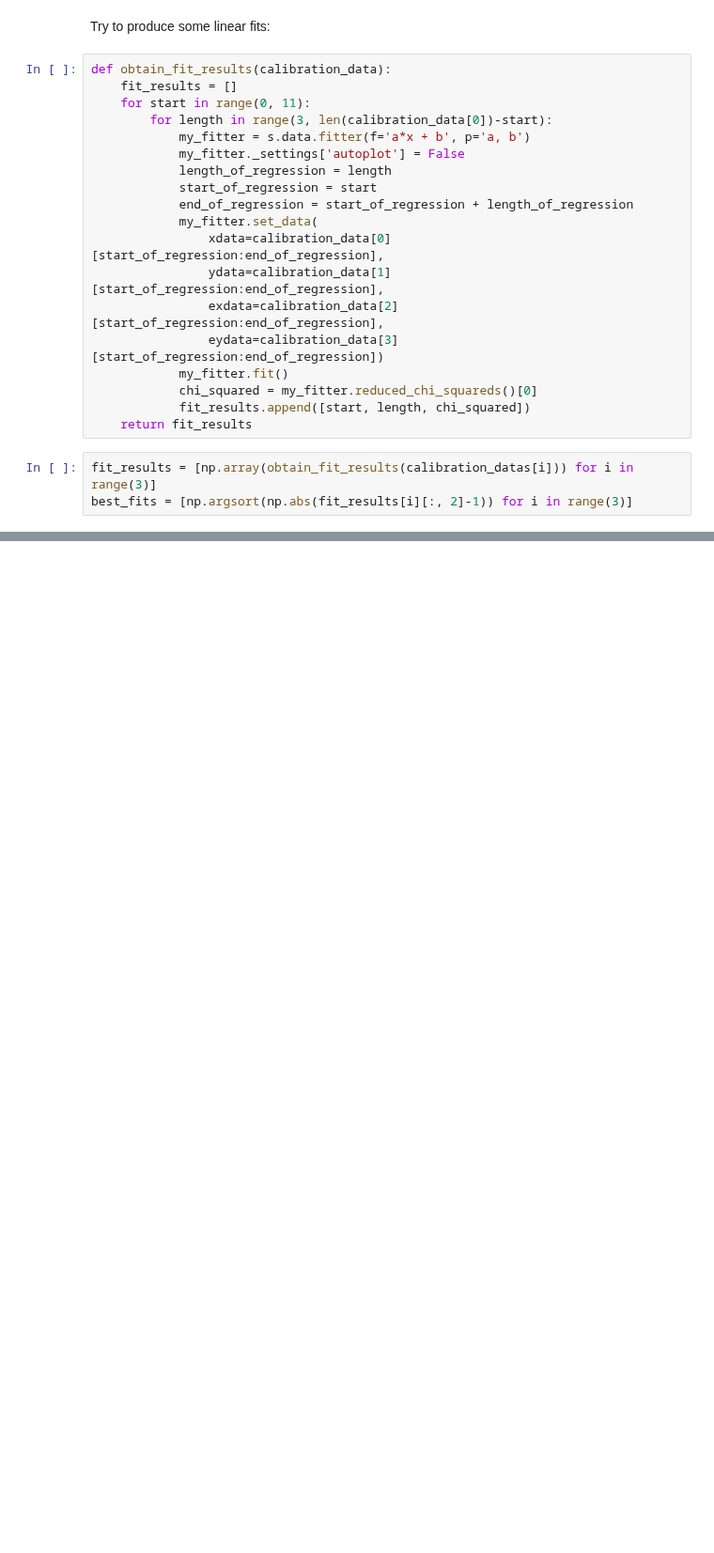
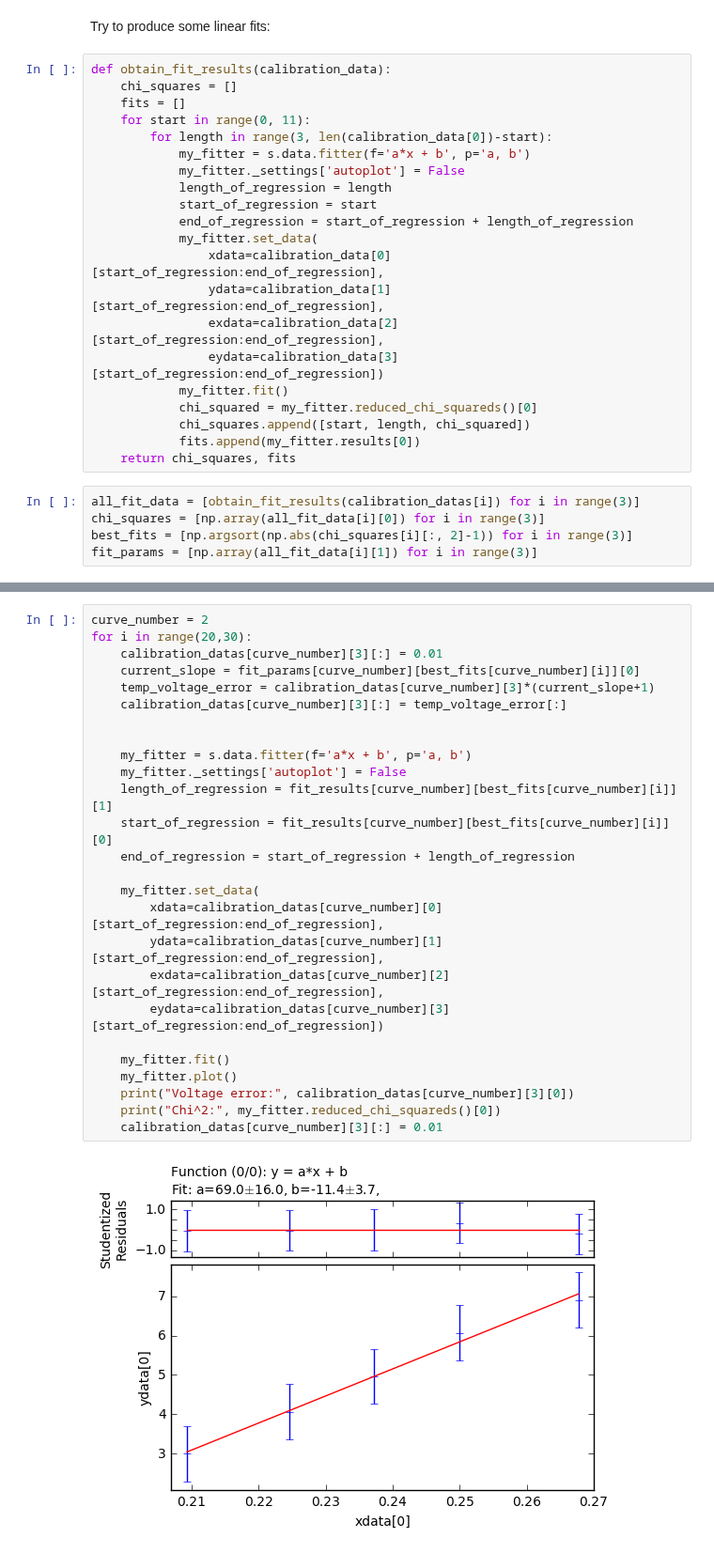
Before and after one commit to ry-dgel/Chladni, a Jupyter notebook: analysis/interim_analysis_post_offset.ipynb, the cells around one changed output, grey strips where cells are left out. Shown at 94% size. Drawn from its saved outputs; the diff is of its cells as text; blank space fills up the shorter version.

Commit message:
Adding in x error

```diff
--- a/analysis/interim_analysis_post_offset.ipynb
+++ b/analysis/interim_analysis_post_offset.ipynb
@@ -77,7 +77,8 @@ Try to overlap using polynomials:
 Try to produce some linear fits:
 # %%
 def obtain_fit_results(calibration_data):
-    fit_results = []
+    chi_squares = []
+    fits = []
     for start in range(0, 11):
         for length in range(3, len(calibration_data[0])-start):
             my_fitter = s.data.fitter(f='a*x + b', p='a, b')
@@ -92,8 +93,11 @@ def obtain_fit_results(calibration_data):
                 eydata=calibration_data[3][start_of_regression:end_of_regression])
             my_fitter.fit()
             chi_squared = my_fitter.reduced_chi_squareds()[0]
-            fit_results.append([start, length, chi_squared])
-    return fit_results
+            chi_squares.append([start, length, chi_squared])
+            fits.append(my_fitter.results[0])
+    return chi_squares, fits
 # %%
-fit_results = [np.array(obtain_fit_results(calibration_datas[i])) for i in range(3)]
-best_fits = [np.argsort(np.abs(fit_results[i][:, 2]-1)) for i in range(3)]
+all_fit_data = [obtain_fit_results(calibration_datas[i]) for i in range(3)]
+chi_squares = [np.array(all_fit_data[i][0]) for i in range(3)]
+best_fits = [np.argsort(np.abs(chi_squares[i][:, 2]-1)) for i in range(3)]
+fit_params = [np.array(all_fit_data[i][1]) for i in range(3)]
@@ -142,0 +130,28 @@ Start, length, reduced chi-square: [   8.            4.          106.25336927]
+# %%
+curve_number = 2
+for i in range(20,30):
+    calibration_datas[curve_number][3][:] = 0.01
+    current_slope = fit_params[curve_number][best_fits[curve_number][i]][0]
+    temp_voltage_error = calibration_datas[curve_number][3]*(current_slope+1)
+    calibration_datas[curve_number][3][:] = temp_voltage_error[:]
+
+
+    my_fitter = s.data.fitter(f='a*x + b', p='a, b')
+    my_fitter._settings['autoplot'] = False
+    length_of_regression = fit_results[curve_number][best_fits[curve_number][i]][1]
+    start_of_regression = fit_results[curve_number][best_fits[curve_number][i]][0]
+    end_of_regression = start_of_regression + length_of_regression
+
+    my_fitter.set_data(
+        xdata=calibration_datas[curve_number][0][start_of_regression:end_of_regression],
+        ydata=calibration_datas[curve_number][1][start_of_regression:end_of_regression],
+        exdata=calibration_datas[curve_number][2][start_of_regression:end_of_regression],
+        eydata=calibration_datas[curve_number][3][start_of_regression:end_of_regression])
+
+    my_fitter.fit()
+    my_fitter.plot()
+    print("Voltage error:", calibration_datas[curve_number][3][0])
+    print("Chi^2:", my_fitter.reduced_chi_squareds()[0])
+    calibration_datas[curve_number][3][:] = 0.01
+# %% [output]
+[figure, added]
```
Also changed, not shown: parts of 5 cells of this notebook.
